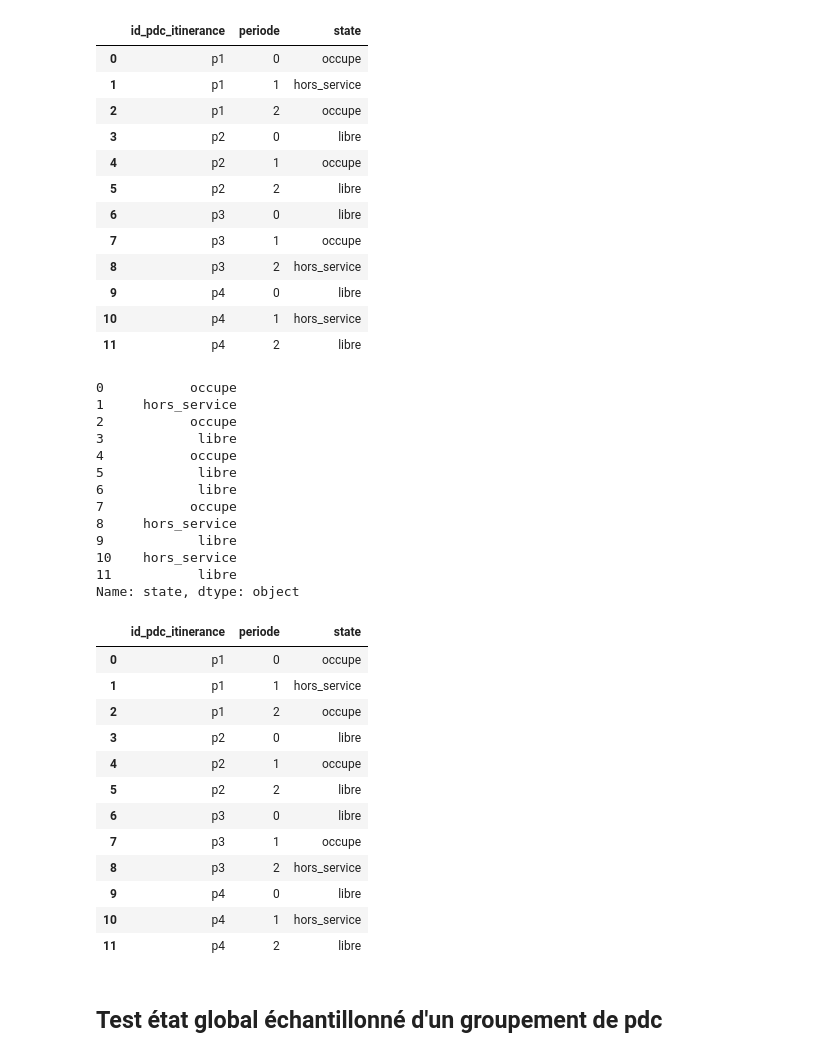
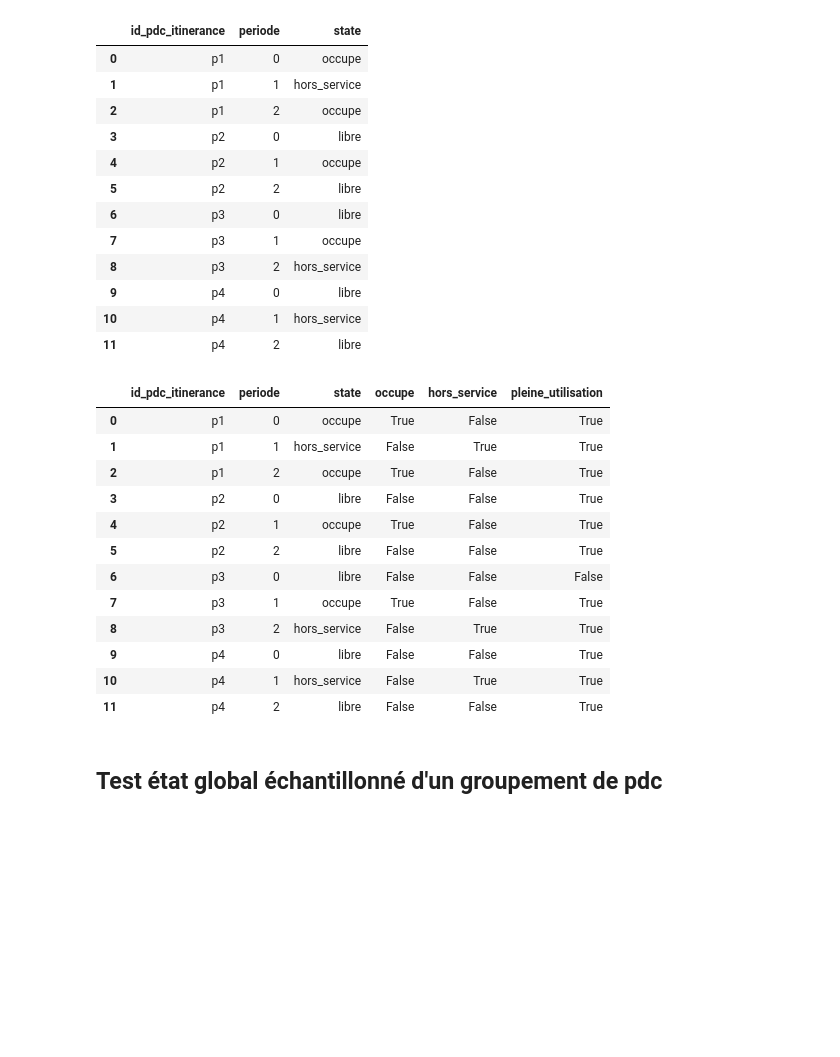
Before and after one commit to loco-labs/qualicharge-rtet, a Jupyter notebook: saturation/source/tests_saturation.ipynb, the cells around one changed output. Cells and saved outputs as stored; diff of their text form; code cells hidden in the pictures; blank space fills up the shorter version.

```diff
--- a/saturation/source/tests_saturation.ipynb
+++ b/saturation/source/tests_saturation.ipynb
@@ -144,38 +146,26 @@ merged
 | 9 | p4 | 0 | libre |
 | 10 | p4 | 1 | hors_service |
 | 11 | p4 | 2 | libre |
-# %%
-print(merged['state'])
-merged['state'].str.replace('en_service', 'libre')
-merged['state'] = merged['state'].str.replace('en_service', 'libre')
-merged
-# %% [output]
-0           occupe
-1     hors_service
-2           occupe
-3            libre
-4           occupe
-5            libre
-6            libre
-7           occupe
-8     hors_service
-9            libre
-10    hors_service
-11           libre
-Name: state, dtype: object
-|  | id_pdc_itinerance | periode | state |
-| 0 | p1 | 0 | occupe |
-| 1 | p1 | 1 | hors_service |
-| 2 | p1 | 2 | occupe |
-| 3 | p2 | 0 | libre |
-| 4 | p2 | 1 | occupe |
-| 5 | p2 | 2 | libre |
-| 6 | p3 | 0 | libre |
-| 7 | p3 | 1 | occupe |
-| 8 | p3 | 2 | hors_service |
-| 9 | p4 | 0 | libre |
-| 10 | p4 | 1 | hors_service |
-| 11 | p4 | 2 | libre |
+# %%
+merged["occupe"] = merged["state"] == "occupe"
+merged["hors_service"] = merged["state"] == "hors_service"
+occupe_hs = merged['occupe'] | merged['hors_service']
+merged['pleine_utilisation'] = occupe_hs | occupe_hs.shift(fill_value=False)
+merged
+# %% [output]
+|  | id_pdc_itinerance | periode | state | occupe | hors_service | pleine_utilisation |
+| 0 | p1 | 0 | occupe | True | False | True |
+| 1 | p1 | 1 | hors_service | False | True | True |
+| 2 | p1 | 2 | occupe | True | False | True |
+| 3 | p2 | 0 | libre | False | False | True |
+| 4 | p2 | 1 | occupe | True | False | True |
+| 5 | p2 | 2 | libre | False | False | True |
+| 6 | p3 | 0 | libre | False | False | False |
+| 7 | p3 | 1 | occupe | True | False | True |
+| 8 | p3 | 2 | hors_service | False | True | True |
+| 9 | p4 | 0 | libre | False | False | True |
+| 10 | p4 | 1 | hors_service | False | True | True |
+| 11 | p4 | 2 | libre | False | False | True |
 # %% [markdown]
 ## Test état global échantillonné d'un groupement de pdc
 # %%
```
Also changed, not shown: parts of 21 cells of this notebook, 1 other file.
